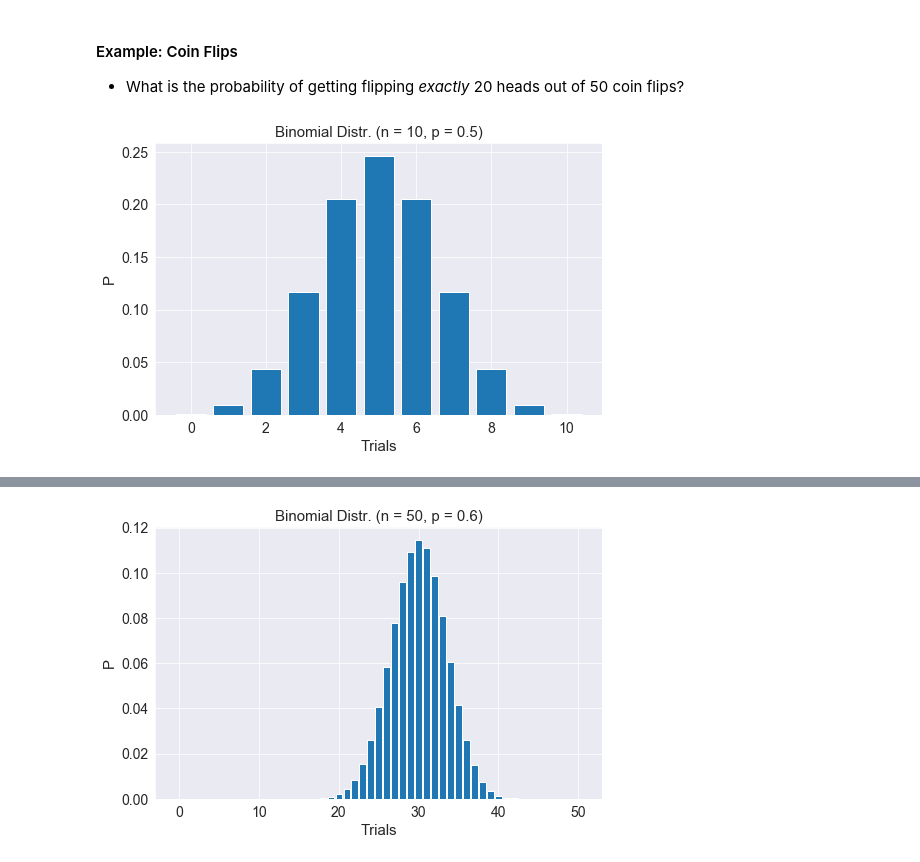
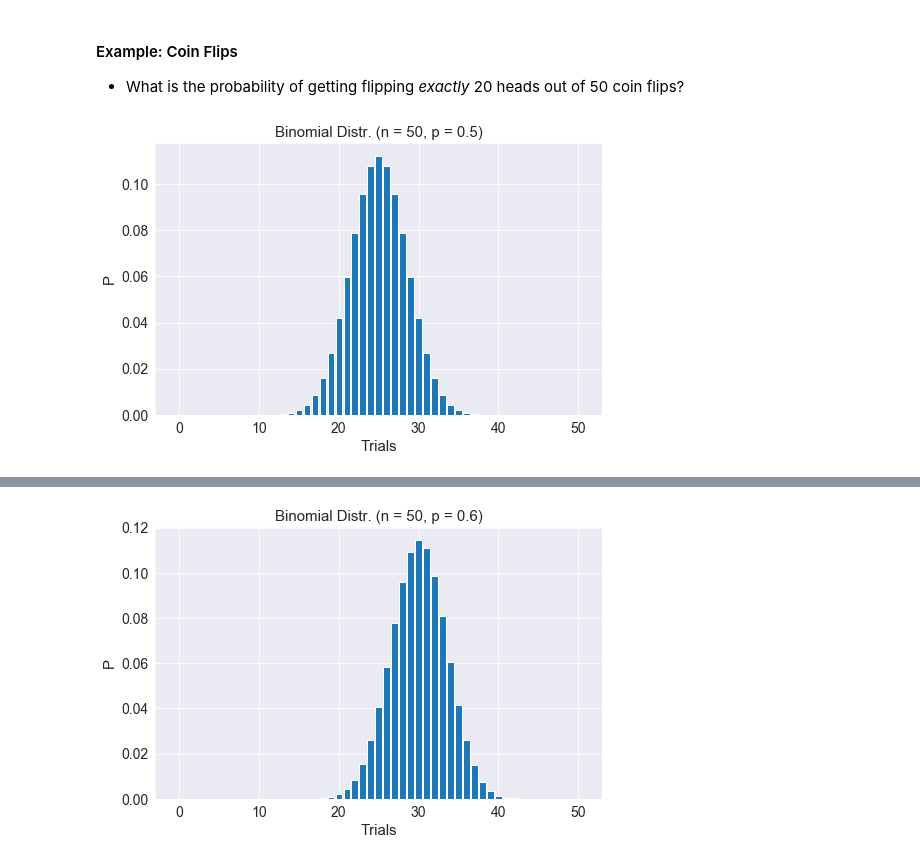
Before and after one commit to robertmanriquez/webinars_old, a Jupyter notebook: Distributions Webinar.ipynb, the cells around one changed output, grey strips where cells are left out. Saved outputs shown, nothing was run; the diff lists cells and outputs as text; code cells hidden in the pictures.

```diff
--- a/Distributions Webinar.ipynb
+++ b/Distributions Webinar.ipynb
@@ -210,9 +211,9 @@ def plot_bernoulli(n, p):
     plt.show();
 # %%
 p_heads = 0.5
-n = 10
+n = 50
 
 plot_bernoulli(n, p_heads)
 # %% [output]
-[figure, old version]
+[figure, new version]
 # %% [markdown]
```
Also changed, not shown: parts of 25 cells of this notebook.
